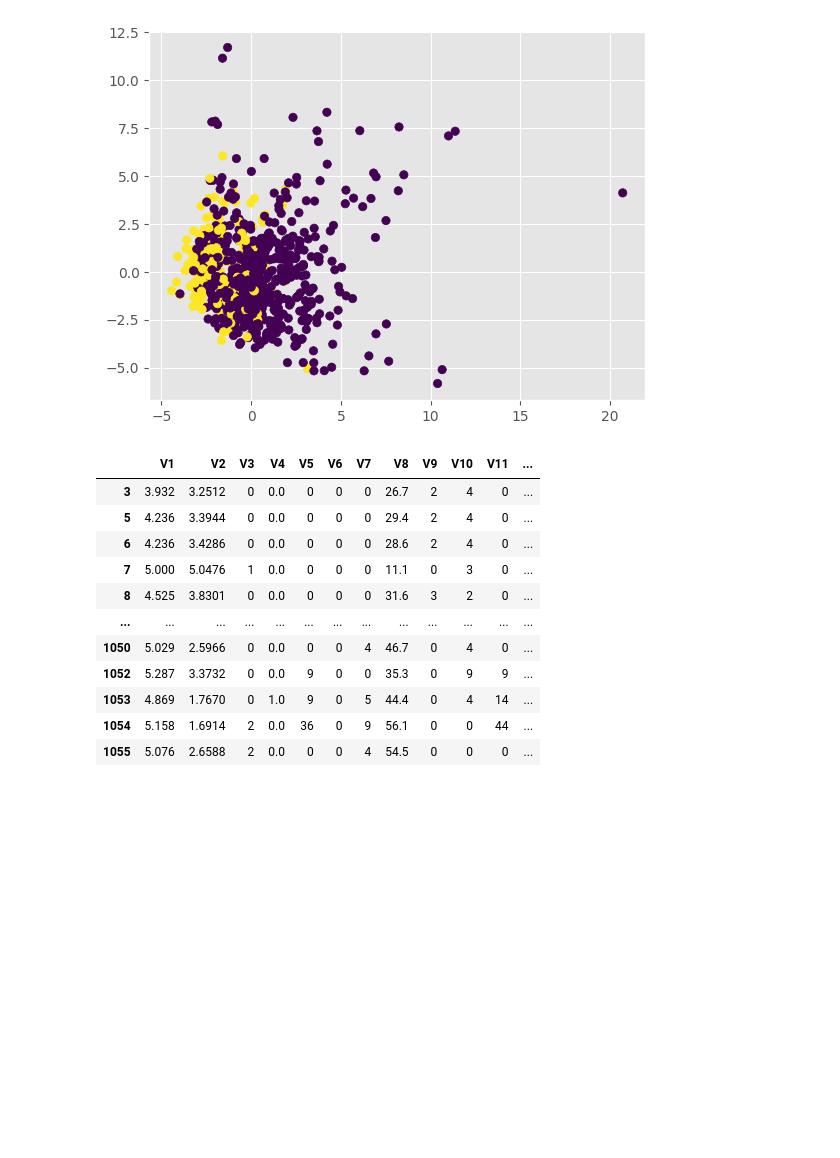
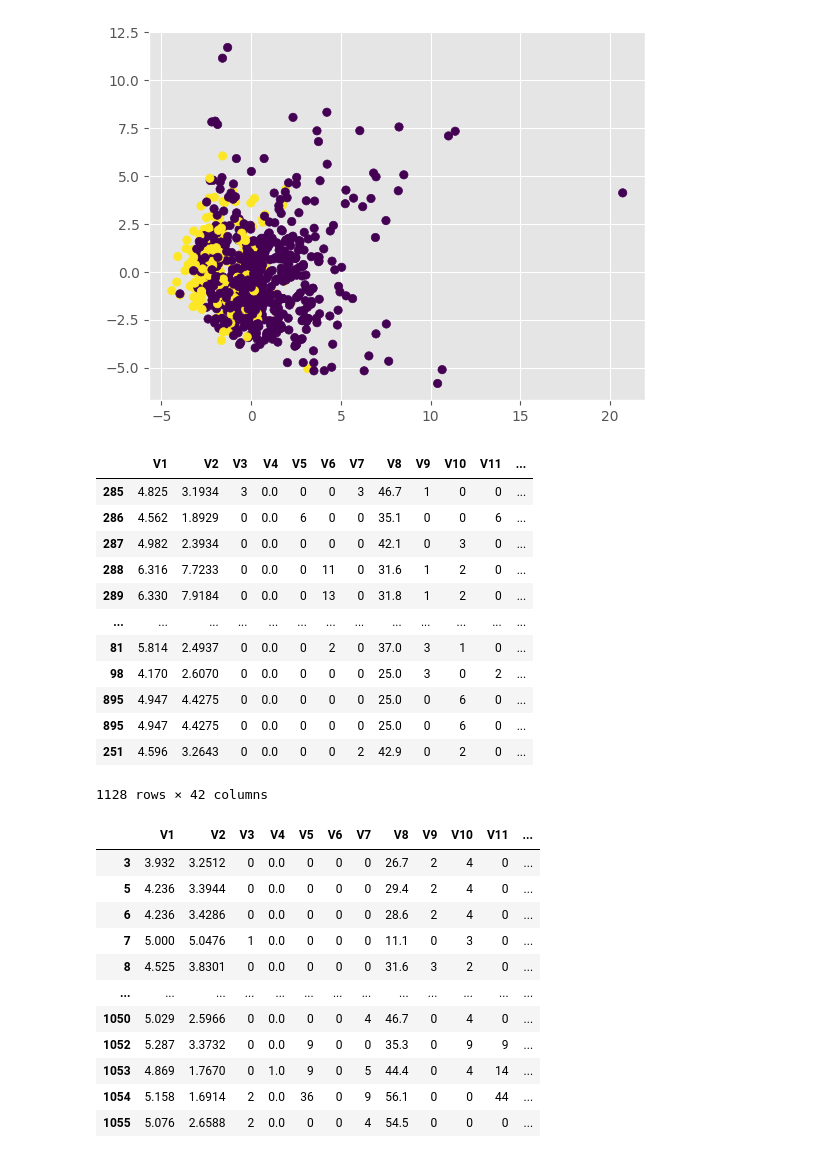
Before and after one commit to TheLukaDragar/IS2, a Jupyter notebook: assigment2.ipynb, the cells around one changed output. Saved outputs shown, nothing was run; the diff lists cells and outputs as text; code cells hidden in the pictures; blank space fills up the shorter version.

```diff
--- a/assigment2.ipynb
+++ b/assigment2.ipynb
@@ -409,3 +465,19 @@ Y_only_best_features = df_train['Class']
+# %%
+df_upsampled
+# %% [output]
+|  | V1 | V2 | V3 | V4 | V5 | V6 | V7 | V8 | V9 | V10 | V11 | ... |
+| 285 | 4.825 | 3.1934 | 3 | 0.0 | 0 | 0 | 3 | 46.7 | 1 | 0 | 0 | ... |
+| 286 | 4.562 | 1.8929 | 0 | 0.0 | 6 | 0 | 0 | 35.1 | 0 | 0 | 6 | ... |
+| 287 | 4.982 | 2.3934 | 0 | 0.0 | 0 | 0 | 0 | 42.1 | 0 | 3 | 0 | ... |
+| 288 | 6.316 | 7.7233 | 0 | 0.0 | 0 | 11 | 0 | 31.6 | 1 | 2 | 0 | ... |
+| 289 | 6.330 | 7.9184 | 0 | 0.0 | 0 | 13 | 0 | 31.8 | 1 | 2 | 0 | ... |
+| ... | ... | ... | ... | ... | ... | ... | ... | ... | ... | ... | ... | ... |
+| 81 | 5.814 | 2.4937 | 0 | 0.0 | 0 | 2 | 0 | 37.0 | 3 | 1 | 0 | ... |
+| 98 | 4.170 | 2.6070 | 0 | 0.0 | 0 | 0 | 0 | 25.0 | 3 | 0 | 2 | ... |
+| 895 | 4.947 | 4.4275 | 0 | 0.0 | 0 | 0 | 0 | 25.0 | 0 | 6 | 0 | ... |
+| 895 | 4.947 | 4.4275 | 0 | 0.0 | 0 | 0 | 0 | 25.0 | 0 | 6 | 0 | ... |
+| 251 | 4.596 | 3.2643 | 0 | 0.0 | 0 | 0 | 2 | 42.9 | 0 | 2 | 0 | ... |
+1128 rows × 42 columns
 # %%
 X_all_features
 # %% [output]
```
Also changed, not shown: parts of 7 cells of this notebook.
